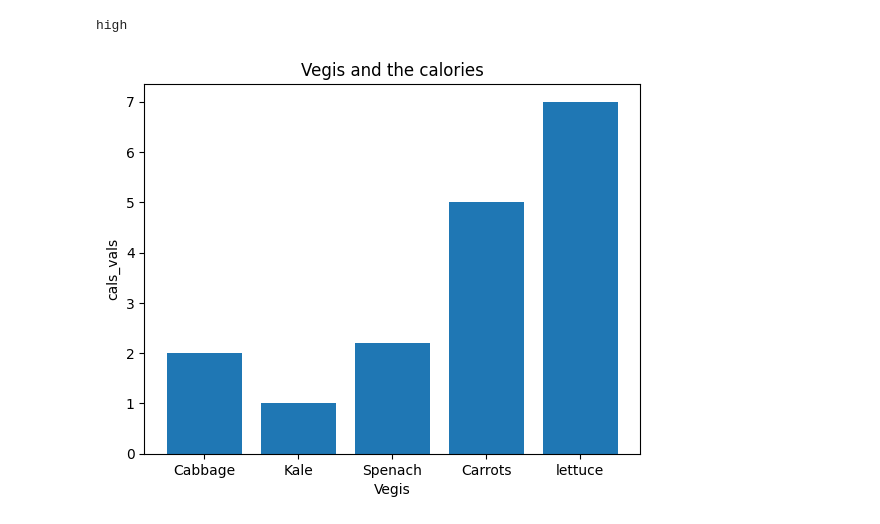
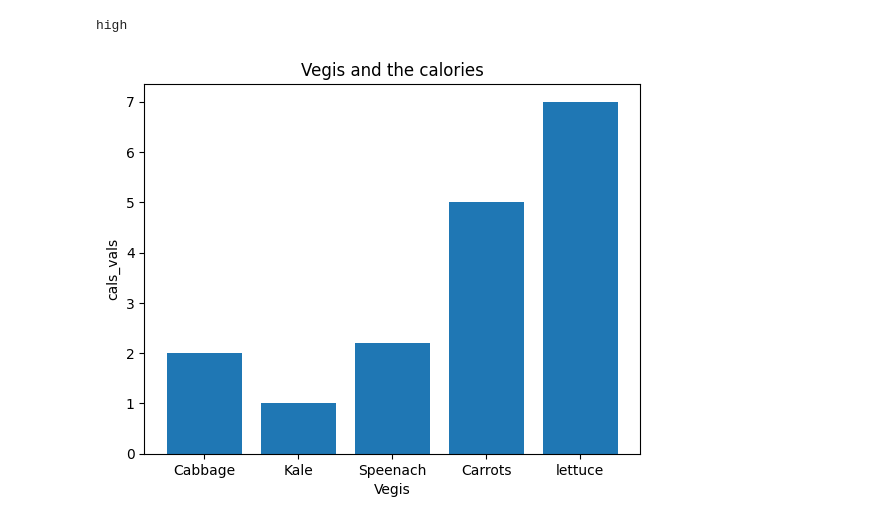
Before and after one commit to mngugi/Work_Book_Projects, a Jupyter notebook: creating_Classes.ipynb, the cells around one changed output. Saved outputs shown, nothing was run; the diff lists cells and outputs as text; code cells hidden in the pictures.

```diff
--- a/creating_Classes.ipynb
+++ b/creating_Classes.ipynb
@@ -316,18 +316,19 @@ high
 # %%
 # a quick bar graph
 import matplotlib.pyplot as plt
+import seaborn as sns
 
 # sample data
 
-vegis = ['Cabbage', 'Kale', 'Spenach', 'Carrots', 'lettuce']
+vegis = ['Cabbage', 'Kale', 'Speenach', 'Carrots', 'lettuce']
 cals_values = [2,1,2.2,5,7]
 
 plt.bar(vegis,cals_values)
 
 plt.title("Vegis and the calories")
 plt.xlabel("Vegis")
 plt.ylabel("cals_vals")
 
 plt.show()
 # %% [output]
-[figure, old version]
+[figure, new version]
```
Also changed, not shown: parts of 1 cell of this notebook.
